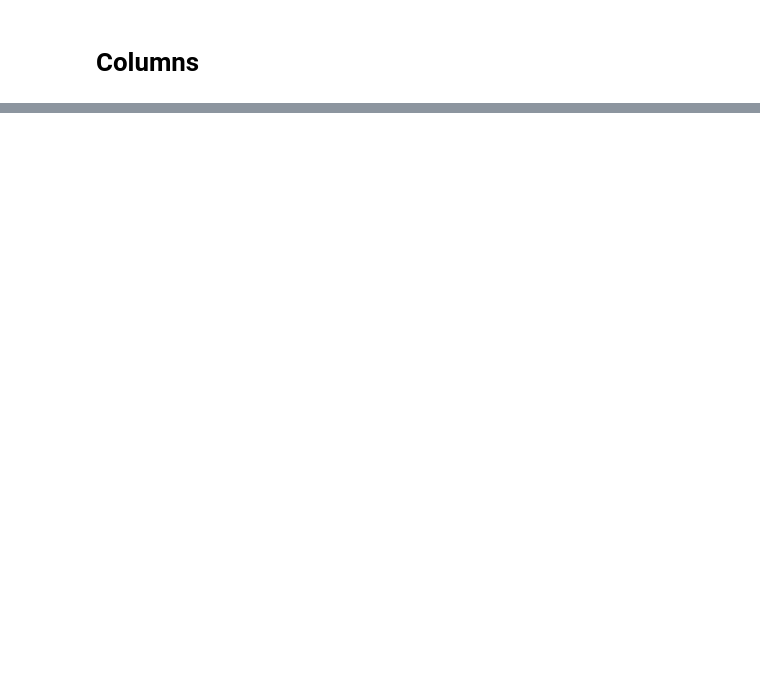
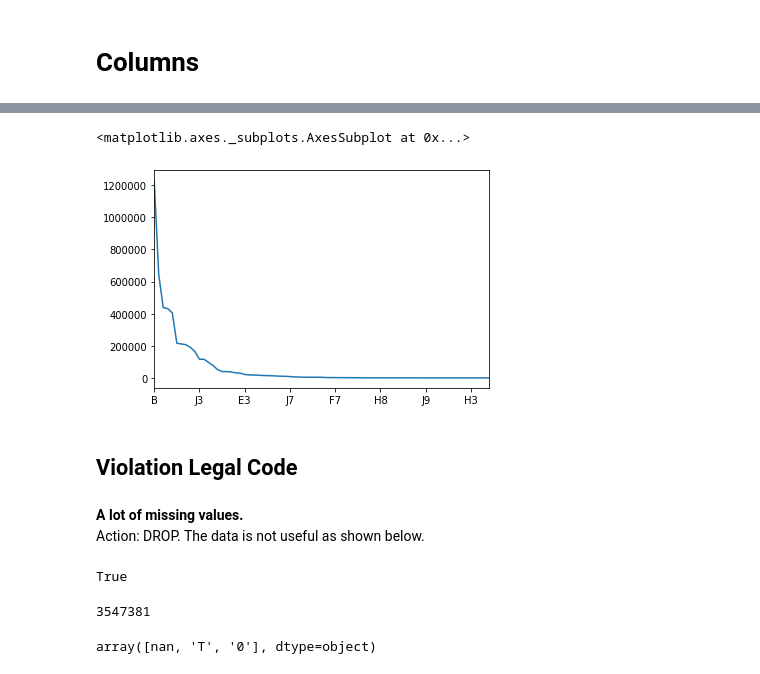
Before and after one commit to i3li/ny-parking-violations-pipeline, a Jupyter notebook: DataExploration.ipynb, the cells around one changed output, grey strips where cells are left out. Saved outputs shown, nothing was run; the diff lists cells and outputs as text; code cells hidden in the pictures; blank space fills up the shorter version.

Commit message:
feat: Add much more detailed Data Exploration jupyter notebook

```diff
--- a/DataExploration.ipynb
+++ b/DataExploration.ipynb
@@ -332,0 +1029,22 @@ vc_df.head()
+# %%
+pd.value_counts(df['Sub Division']).plot()
+# %% [output]
+<matplotlib.axes._subplots.AxesSubplot at 0x...>
+[figure, added]
+# %% [markdown]
+## Violation Legal Code
+# %% [markdown]
+**A lot of missing values.**
+Action: DROP. The data is not useful as shown below.
+# %%
+df['Violation Legal Code'].isna().any()
+# %% [output]
+True
+# %%
+len(df[df['Violation Legal Code'].isna()])
+# %% [output]
+3547381
+# %%
+df['Violation Legal Code'].unique()
+# %% [output]
+array([nan, 'T', '0'], dtype=object)
```
Also changed, not shown: parts of 335 cells of this notebook.
